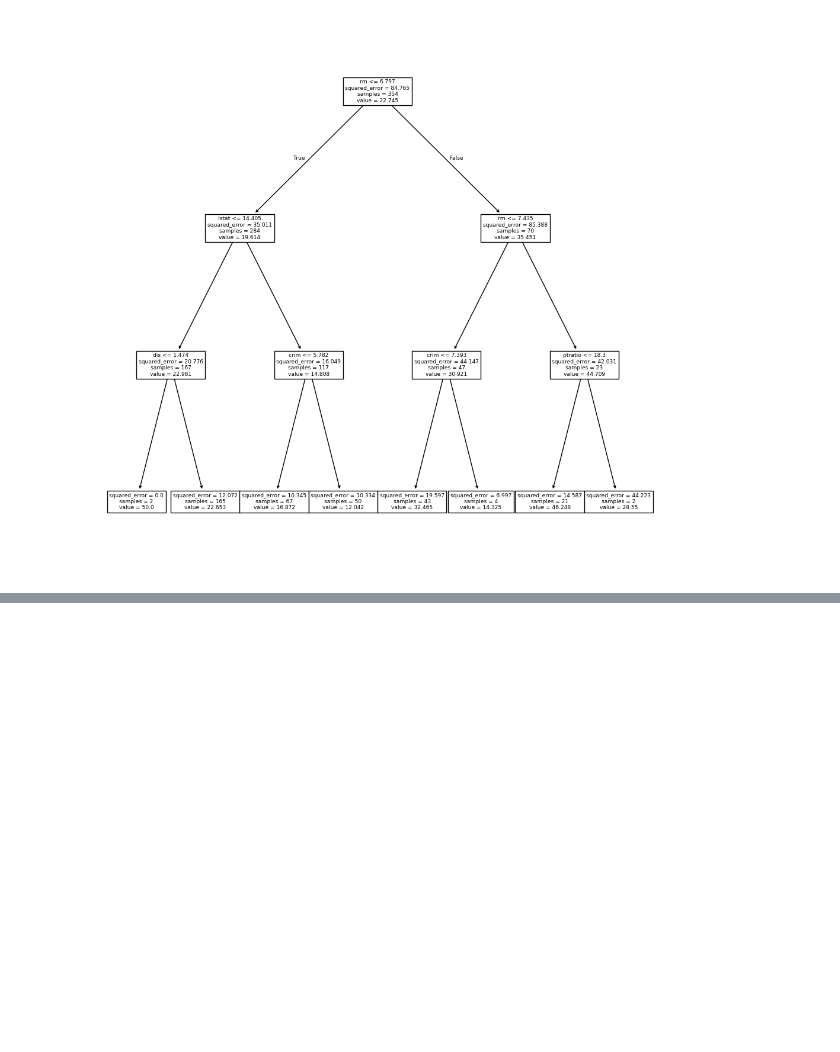
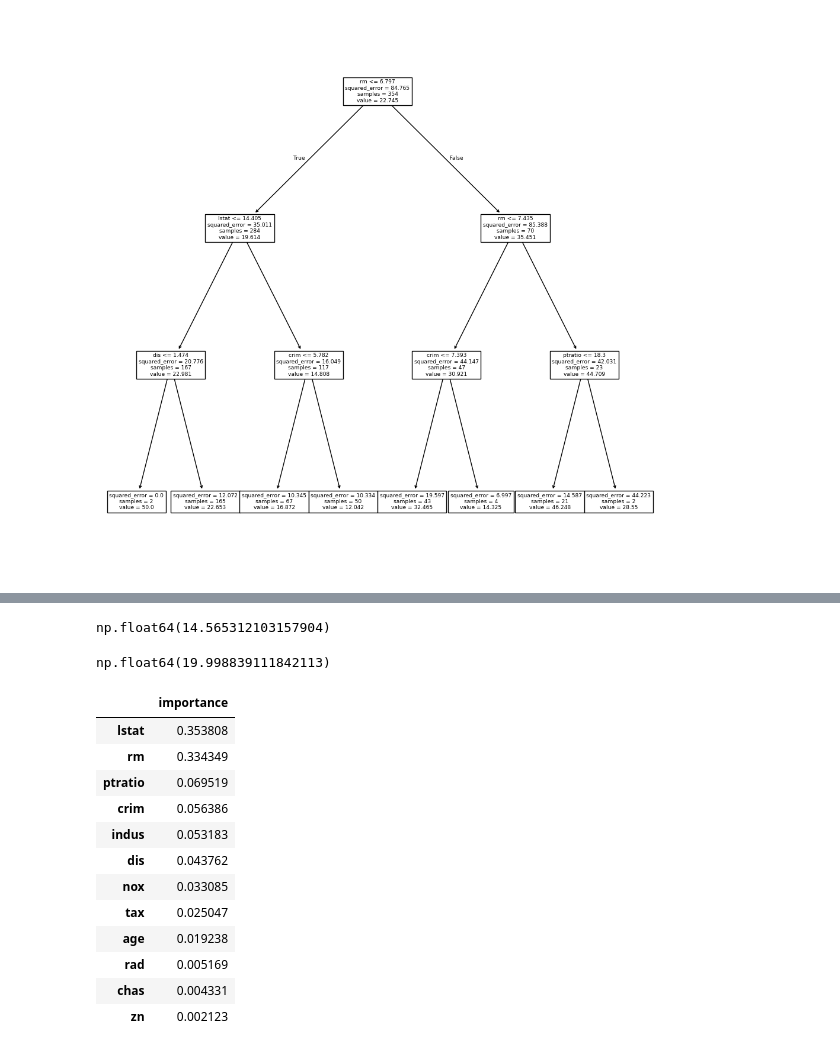
Before and after one commit to joakor89/An-Introduction-to-Statistical-Learning, a Jupyter notebook: chap_08/08_TBM.ipynb, the cells around one changed output, grey strips where cells are left out. Cells and saved outputs as stored; diff of their text form; code cells hidden in the pictures; blank space fills up the shorter version.

```diff
--- a/chap_08/08_TBM.ipynb
+++ b/chap_08/08_TBM.ipynb
@@ -217,0 +236,37 @@ plot_tree (G.best_estimator_,
+# %%
+bag_boston = RF(max_features=X_train.shape[1],
+n_estimators =500,
+                random_state =0).fit(X_train, y_train)
+
+y_hat_bag = bag_boston.predict(X_test)
+np.mean((y_test - y_hat_bag )**2)
+# %% [output]
+np.float64(14.565312103157904)
+# %%
+RF_boston = RF(max_features=6,
+               random_state =0).fit(X_train, y_train)
+
+y_hat_RF = RF_boston.predict(X_test)
+np.mean((y_test - y_hat_RF )**2)
+# %% [output]
+np.float64(19.998839111842113)
+# %%
+feature_imp = pd. DataFrame(
+    {'importance': RF_boston.feature_importances_},
+    index= feature_names)
+
+feature_imp.sort_values(by='importance', ascending =False)
+# %% [output]
+|  | importance |
+| lstat | 0.353808 |
+| rm | 0.334349 |
+| ptratio | 0.069519 |
+| crim | 0.056386 |
+| indus | 0.053183 |
+| dis | 0.043762 |
+| nox | 0.033085 |
+| tax | 0.025047 |
+| age | 0.019238 |
+| rad | 0.005169 |
+| chas | 0.004331 |
+| zn | 0.002123 |
```
Also changed, not shown: parts of 3 cells of this notebook.
